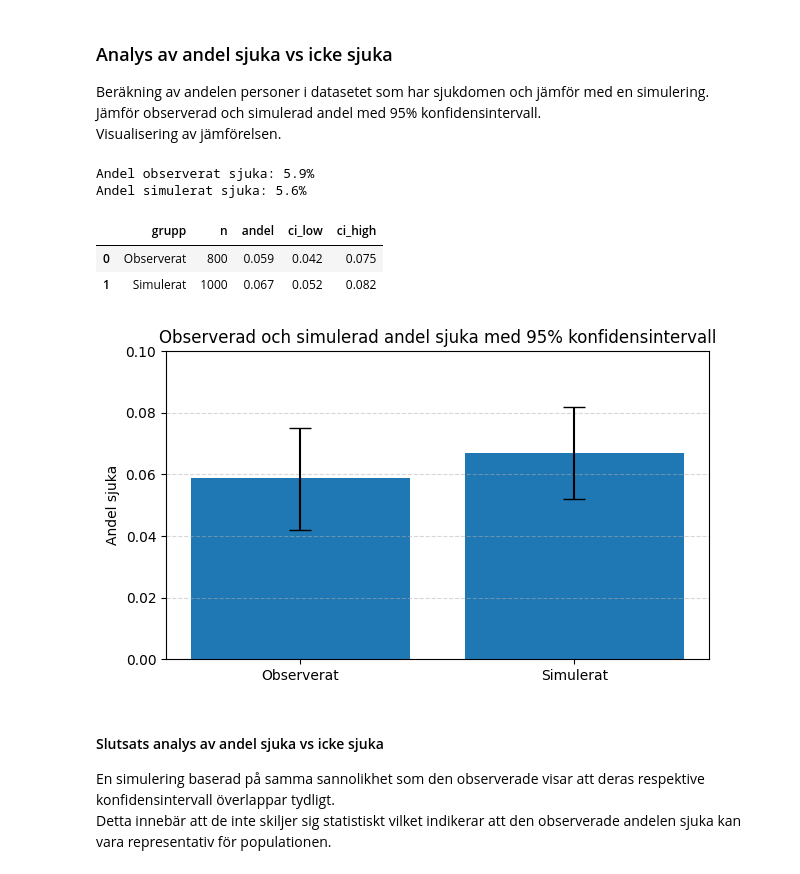
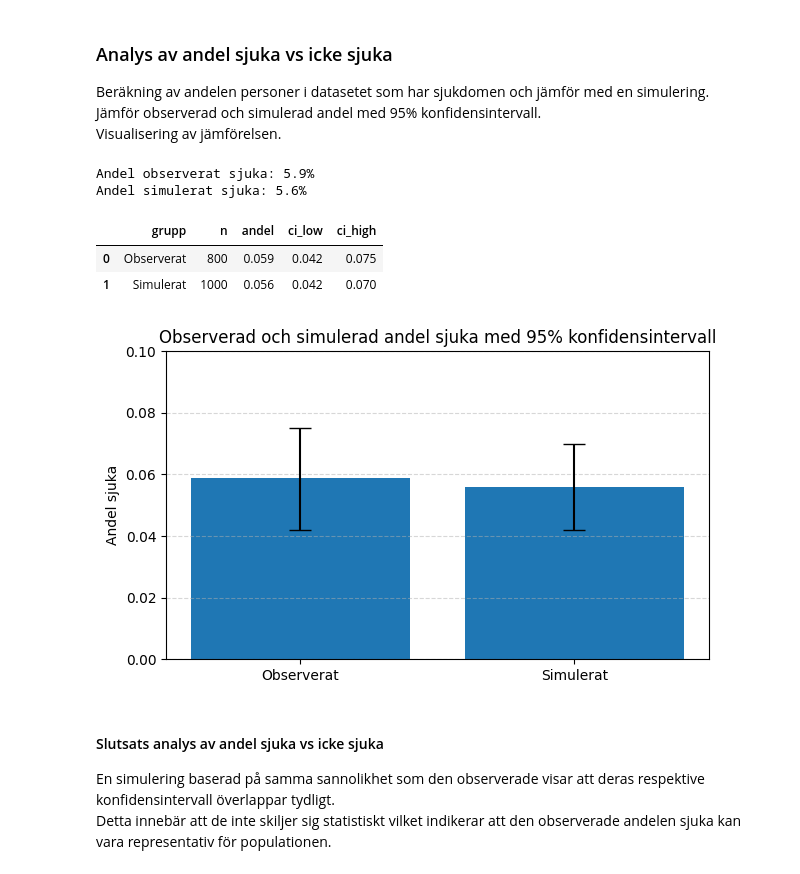
Before and after one commit to MalinMo/Halsostudie, a Jupyter notebook: report.ipynb, the cells around one changed output. Cells and saved outputs as stored; diff of their text form; code cells hidden in the pictures.

```diff
--- a/report.ipynb
+++ b/report.ipynb
@@ -205,24 +204,24 @@ Visualisering av jämförelsen.
 # %%
 HA = HealthAnalyzer(df_clean)
 
 p_obs = HA.observed()
 print(f"Andel observerat sjuka: {p_obs*100:.1f}%")
 
-p_sim = HA.simulated()
+p_sim = HA.simulated(n=1000)
 print(f"Andel simulerat sjuka: {p_sim*100:.1f}%")
 
 summary_compare = HA.compare()
 display(summary_compare)
 
 HA.plot_compare(summary_compare)
 plt.show()
 # %% [output]
 Andel observerat sjuka: 5.9%
 Andel simulerat sjuka: 5.6%
 |  | grupp | n | andel | ci_low | ci_high |
 | 0 | Observerat | 800 | 0.059 | 0.042 | 0.075 |
-| 1 | Simulerat | 1000 | 0.067 | 0.052 | 0.082 |
+| 1 | Simulerat | 1000 | 0.056 | 0.042 | 0.070 |
-[figure, old version]
+[figure, new version]
 # %% [markdown]
 #### Slutsats analys av andel sjuka vs icke sjuka
 En simulering baserad på samma sannolikhet som den observerade visar att deras respektive konfidensintervall överlappar tydligt.
```
Also changed, not shown: parts of 11 cells of this notebook, 3 other files.
